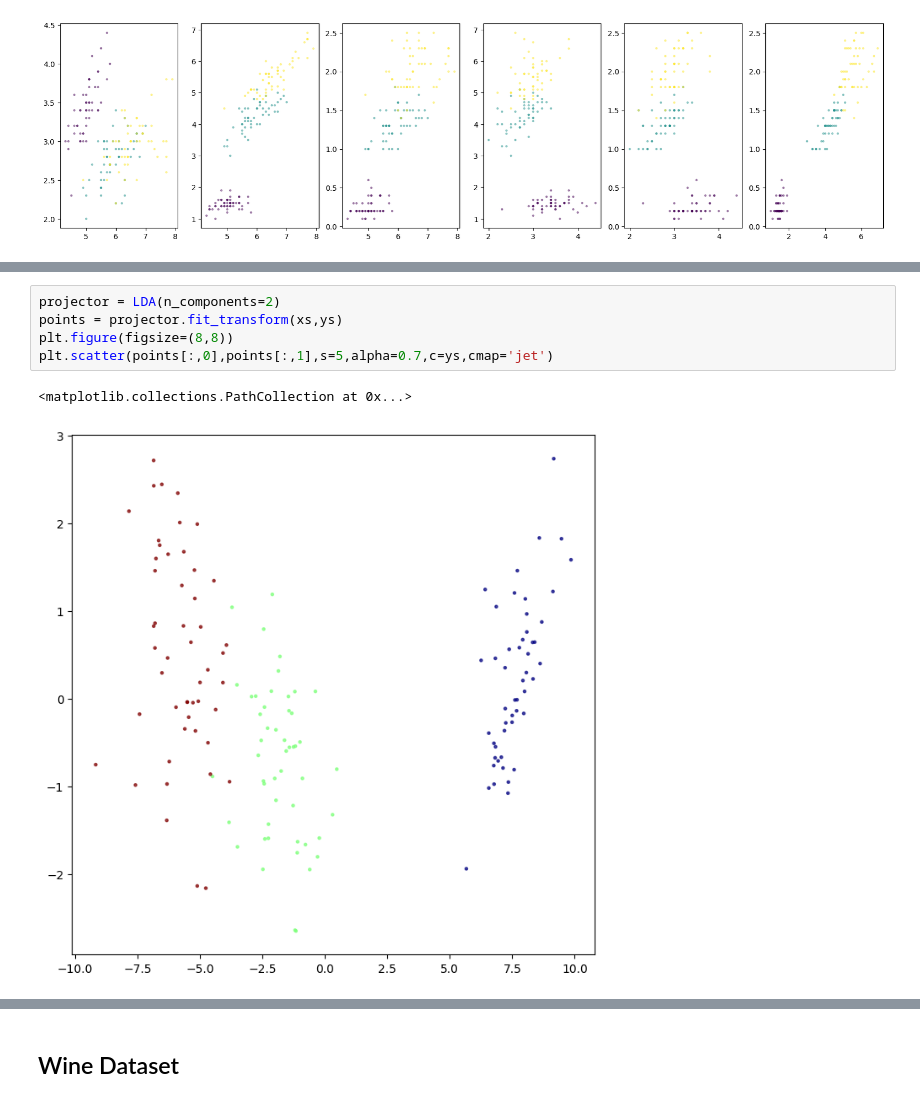
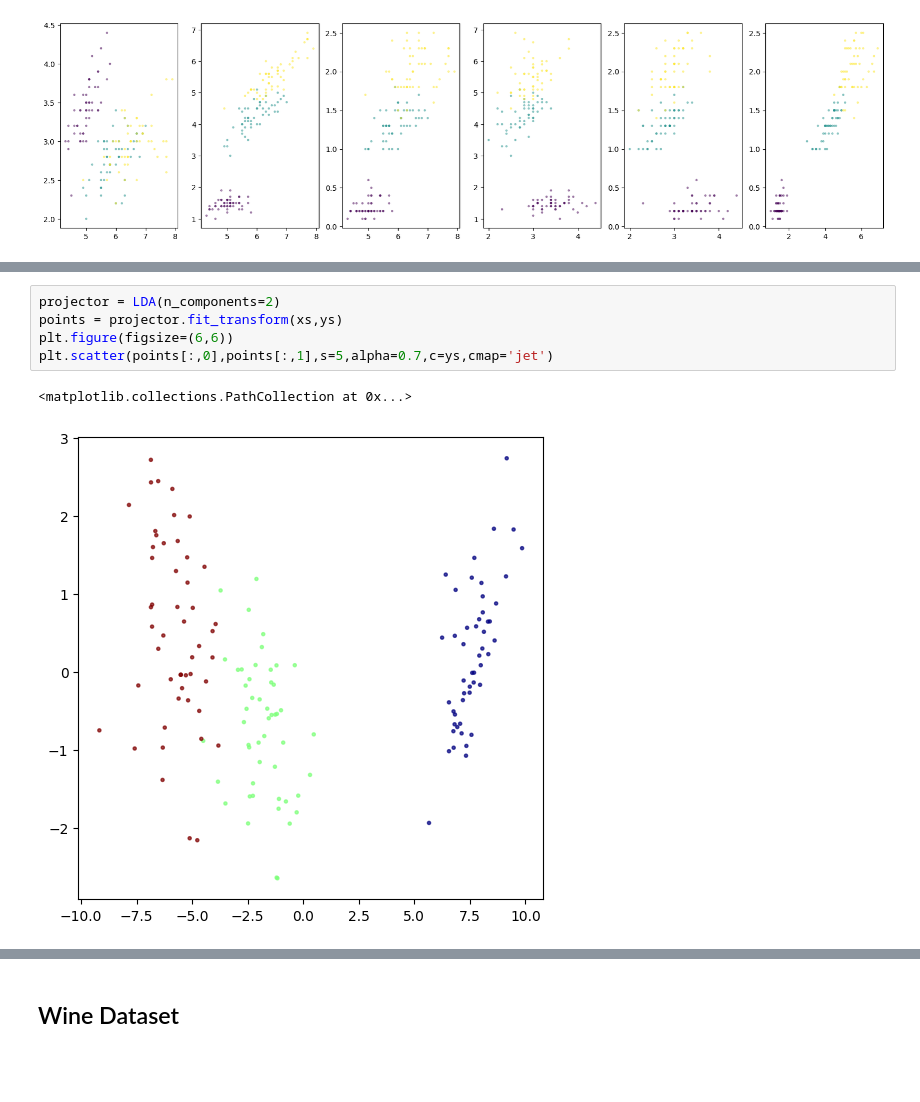
Before and after one commit to kaygun/2022-Fall-381E, a Jupyter notebook: lecture-07.ipynb, the cells around one changed output, grey strips where cells are left out. Saved outputs shown, nothing was run; the diff lists cells and outputs as text; blank space fills up the shorter version.

```diff
--- a/lecture-07.ipynb
+++ b/lecture-07.ipynb
@@ -104,11 +91,11 @@ plt.scatter(points[:,0],points[:,1],s=5,alpha=0.7,c=ys,cmap='jet')
 # %%
 projector = LDA(n_components=2)
 points = projector.fit_transform(xs,ys)
-plt.figure(figsize=(8,8))
+plt.figure(figsize=(6,6))
 plt.scatter(points[:,0],points[:,1],s=5,alpha=0.7,c=ys,cmap='jet')
 # %% [output]
 <matplotlib.collections.PathCollection at 0x...>
-[figure, old version]
+[figure, new version]
 # %%
 projector = TSNE(n_components=2)
 points = projector.fit_transform(xs,ys)
```
Also changed, not shown: parts of 13 cells of this notebook.
